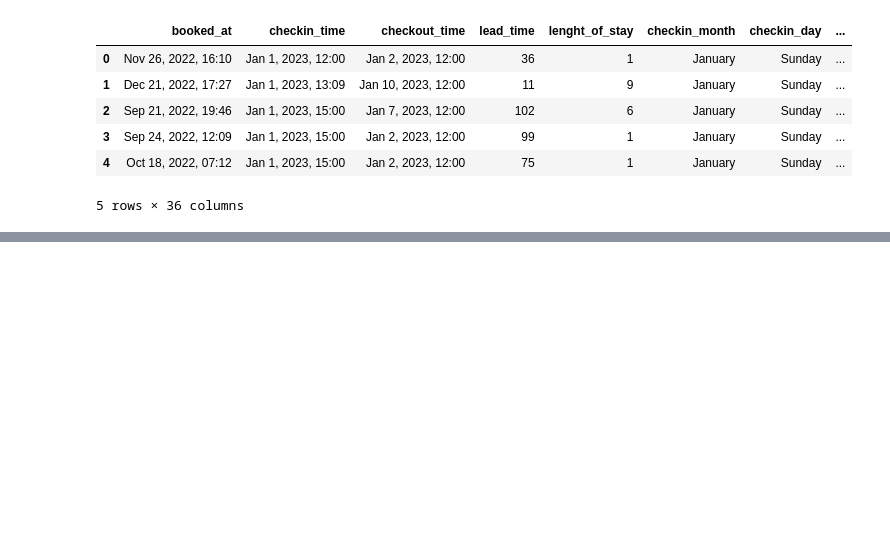
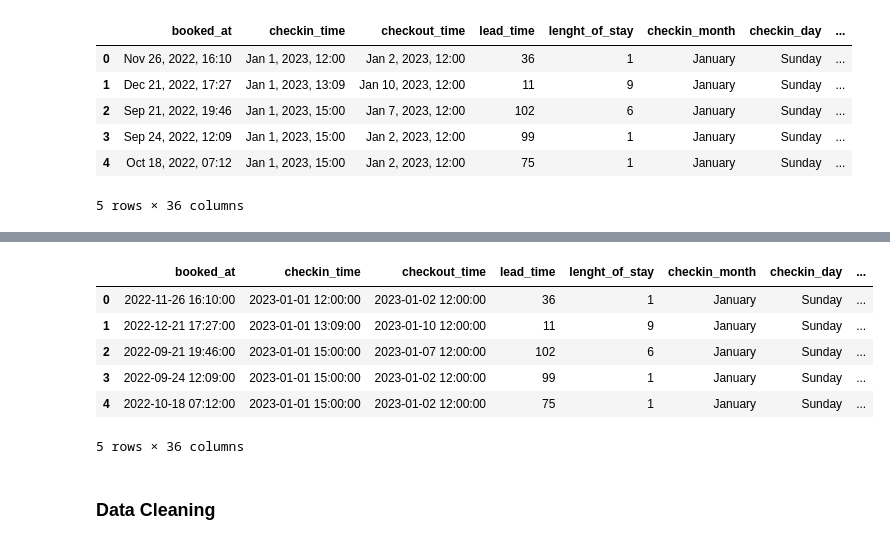
Before and after one commit to javierllorenteMon/RETO_06_VerdeOSCURO, a Jupyter notebook: 01-Limpieza.ipynb, the cells around one changed output, grey strips where cells are left out. Saved outputs shown, nothing was run; the diff lists cells and outputs as text; code cells hidden in the pictures; blank space fills up the shorter version.

```diff
--- a/01-Limpieza.ipynb
+++ b/01-Limpieza.ipynb
@@ -19,0 +95,12 @@ df.head()
+# %%
+df.head()
+# %% [output]
+|  | booked_at | checkin_time | checkout_time | lead_time | lenght_of_stay | checkin_month | checkin_day | ... |
+| 0 | 2022-11-26 16:10:00 | 2023-01-01 12:00:00 | 2023-01-02 12:00:00 | 36 | 1 | January | Sunday | ... |
+| 1 | 2022-12-21 17:27:00 | 2023-01-01 13:09:00 | 2023-01-10 12:00:00 | 11 | 9 | January | Sunday | ... |
+| 2 | 2022-09-21 19:46:00 | 2023-01-01 15:00:00 | 2023-01-07 12:00:00 | 102 | 6 | January | Sunday | ... |
+| 3 | 2022-09-24 12:09:00 | 2023-01-01 15:00:00 | 2023-01-02 12:00:00 | 99 | 1 | January | Sunday | ... |
+| 4 | 2022-10-18 07:12:00 | 2023-01-01 15:00:00 | 2023-01-02 12:00:00 | 75 | 1 | January | Sunday | ... |
+5 rows × 36 columns
+# %% [markdown]
+### Data Cleaning
```
Also changed, not shown: parts of 16 cells of this notebook.
